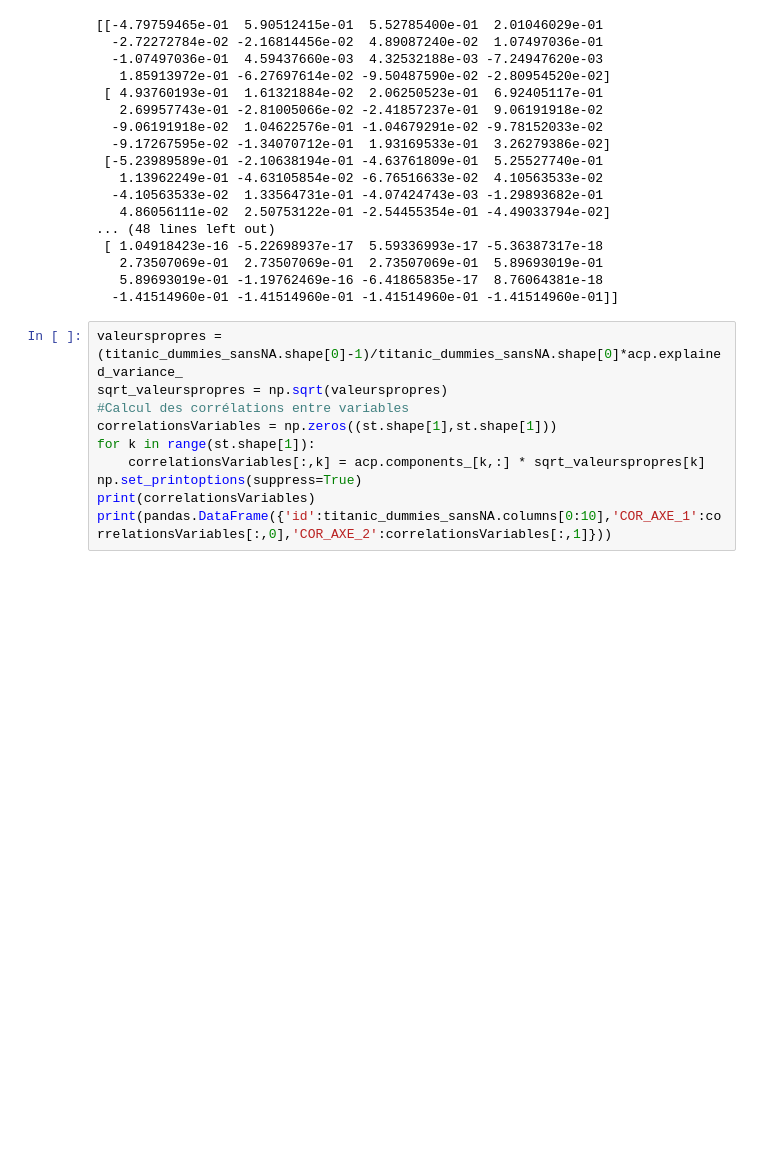
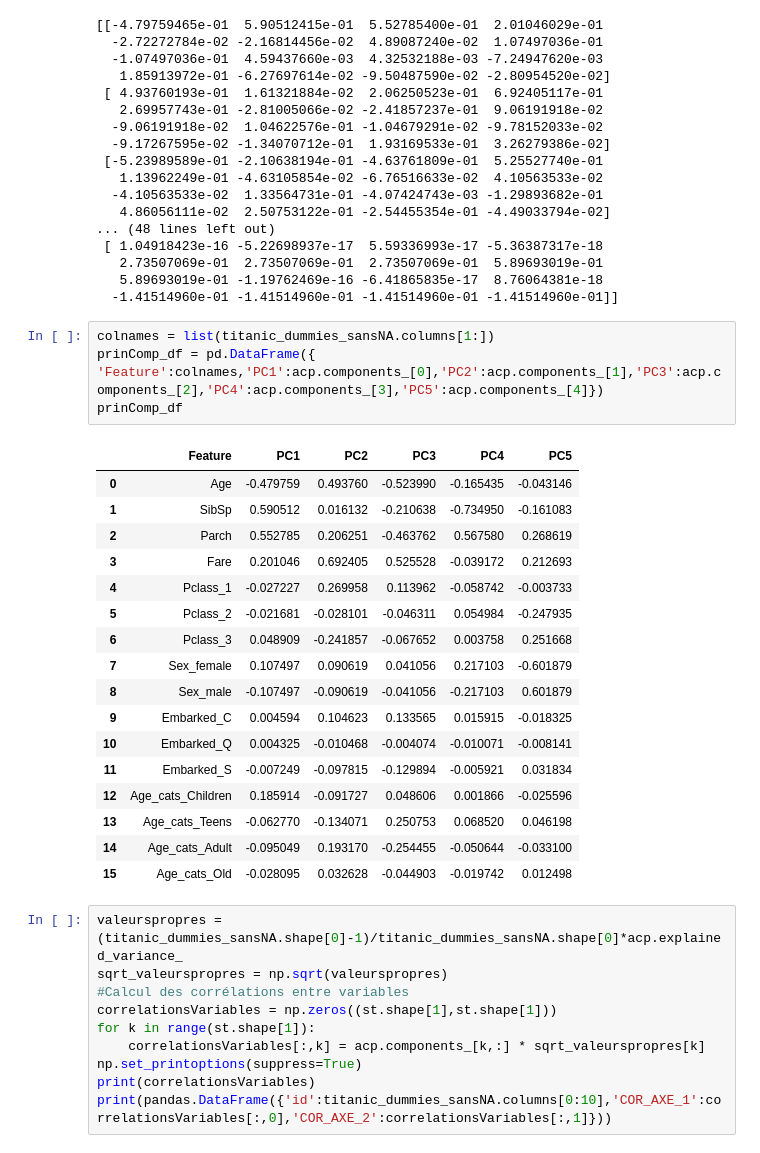
Before and after one commit to pbellot/FormationPANDAS, a Jupyter notebook: exercices.ipynb, the cells around one changed output. Cells and saved outputs as stored; diff of their text form; blank space fills up the shorter version.

Commit message:
ajout ACP sur Titanic

```diff
--- a/exercices.ipynb
+++ b/exercices.ipynb
@@ -1044,6 +1044,28 @@ print(acp.components_)
    2.73507069e-01  2.73507069e-01  2.73507069e-01  5.89693019e-01
    5.89693019e-01 -1.19762469e-16 -6.41865835e-17  8.76064381e-18
   -1.41514960e-01 -1.41514960e-01 -1.41514960e-01 -1.41514960e-01]]
+# %%
+colnames = list(titanic_dummies_sansNA.columns[1:])
+prinComp_df = pd.DataFrame({ 'Feature':colnames,'PC1':acp.components_[0],'PC2':acp.components_[1],'PC3':acp.components_[2],'PC4':acp.components_[3],'PC5':acp.components_[4]})
+prinComp_df
+# %% [output]
+|  | Feature | PC1 | PC2 | PC3 | PC4 | PC5 |
+| 0 | Age | -0.479759 | 0.493760 | -0.523990 | -0.165435 | -0.043146 |
+| 1 | SibSp | 0.590512 | 0.016132 | -0.210638 | -0.734950 | -0.161083 |
+| 2 | Parch | 0.552785 | 0.206251 | -0.463762 | 0.567580 | 0.268619 |
+| 3 | Fare | 0.201046 | 0.692405 | 0.525528 | -0.039172 | 0.212693 |
+| 4 | Pclass_1 | -0.027227 | 0.269958 | 0.113962 | -0.058742 | -0.003733 |
+| 5 | Pclass_2 | -0.021681 | -0.028101 | -0.046311 | 0.054984 | -0.247935 |
+| 6 | Pclass_3 | 0.048909 | -0.241857 | -0.067652 | 0.003758 | 0.251668 |
+| 7 | Sex_female | 0.107497 | 0.090619 | 0.041056 | 0.217103 | -0.601879 |
+| 8 | Sex_male | -0.107497 | -0.090619 | -0.041056 | -0.217103 | 0.601879 |
+| 9 | Embarked_C | 0.004594 | 0.104623 | 0.133565 | 0.015915 | -0.018325 |
+| 10 | Embarked_Q | 0.004325 | -0.010468 | -0.004074 | -0.010071 | -0.008141 |
+| 11 | Embarked_S | -0.007249 | -0.097815 | -0.129894 | -0.005921 | 0.031834 |
+| 12 | Age_cats_Children | 0.185914 | -0.091727 | 0.048606 | 0.001866 | -0.025596 |
+| 13 | Age_cats_Teens | -0.062770 | -0.134071 | 0.250753 | 0.068520 | 0.046198 |
+| 14 | Age_cats_Adult | -0.095049 | 0.193170 | -0.254455 | -0.050644 | -0.033100 |
+| 15 | Age_cats_Old | -0.028095 | 0.032628 | -0.044903 | -0.019742 | 0.012498 |
 # %%
 valeurspropres = (titanic_dummies_sansNA.shape[0]-1)/titanic_dummies_sansNA.shape[0]*acp.explained_variance_
 sqrt_valeurspropres = np.sqrt(valeurspropres)
```
